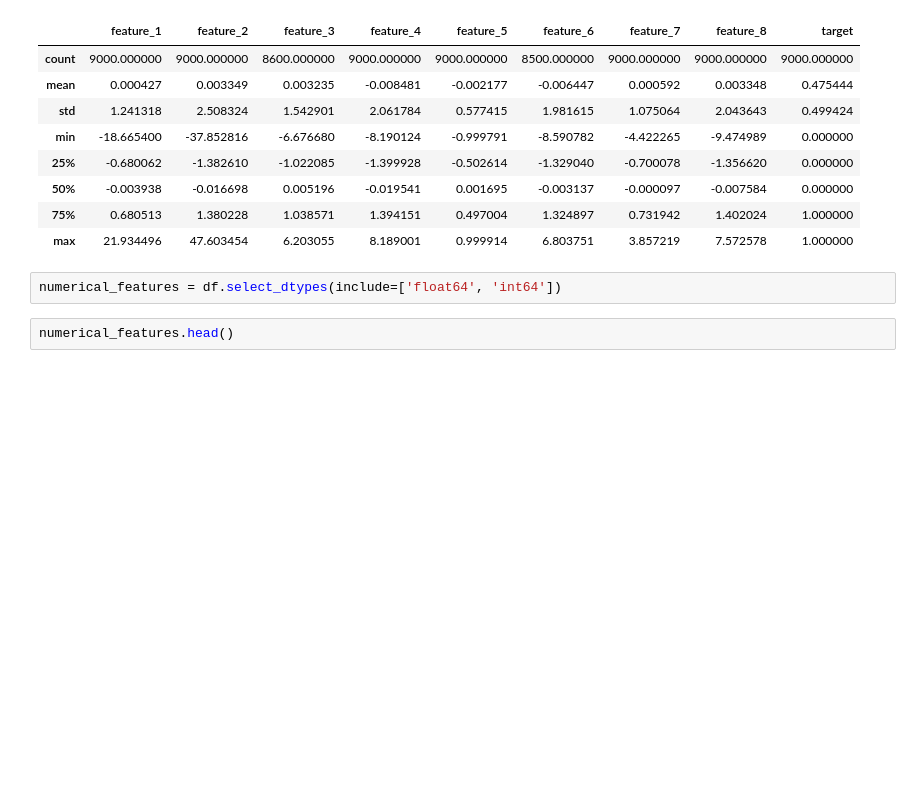
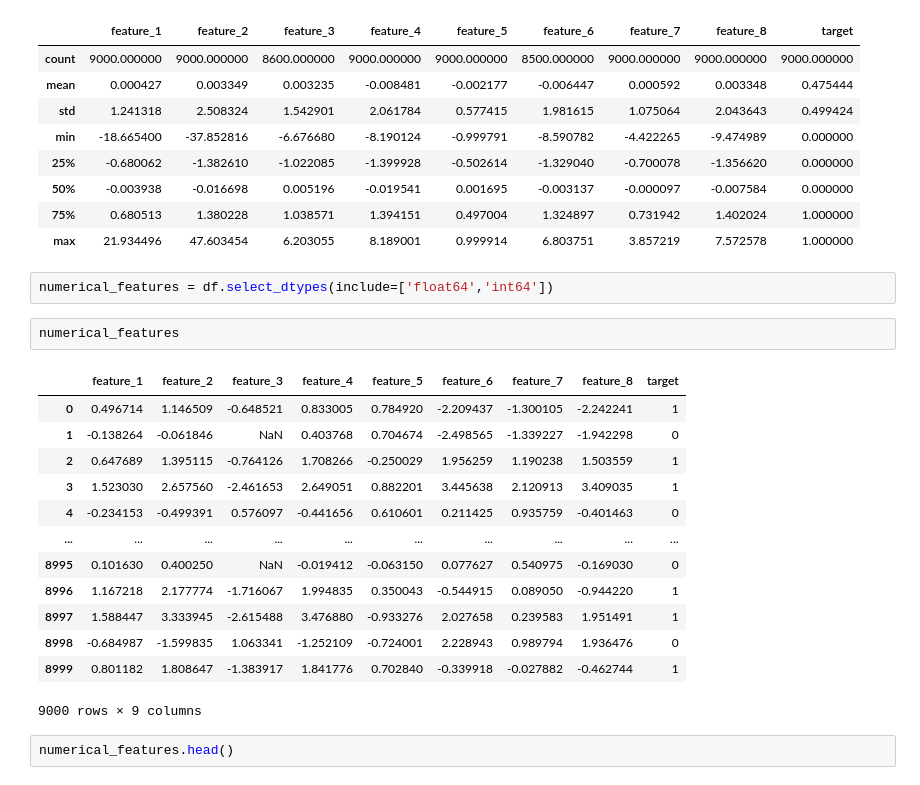
Before and after one commit to Montasir00/Ml_final_project, a Jupyter notebook: Final_Project.ipynb, the cells around one changed output. Saved outputs shown, nothing was run; the diff lists cells and outputs as text; blank space fills up the shorter version.

```diff
--- a/Final_Project.ipynb
+++ b/Final_Project.ipynb
@@ -93,7 +97,23 @@ df.describe()
 | 75% | 0.680513 | 1.380228 | 1.038571 | 1.394151 | 0.497004 | 1.324897 | 0.731942 | 1.402024 | 1.000000 |
 | max | 21.934496 | 47.603454 | 6.203055 | 8.189001 | 0.999914 | 6.803751 | 3.857219 | 7.572578 | 1.000000 |
 # %%
-numerical_features = df.select_dtypes(include=['float64', 'int64'])
+numerical_features = df.select_dtypes(include=['float64','int64'])
+# %%
+numerical_features
+# %% [output]
+|  | feature_1 | feature_2 | feature_3 | feature_4 | feature_5 | feature_6 | feature_7 | feature_8 | target |
+| 0 | 0.496714 | 1.146509 | -0.648521 | 0.833005 | 0.784920 | -2.209437 | -1.300105 | -2.242241 | 1 |
+| 1 | -0.138264 | -0.061846 | NaN | 0.403768 | 0.704674 | -2.498565 | -1.339227 | -1.942298 | 0 |
+| 2 | 0.647689 | 1.395115 | -0.764126 | 1.708266 | -0.250029 | 1.956259 | 1.190238 | 1.503559 | 1 |
+| 3 | 1.523030 | 2.657560 | -2.461653 | 2.649051 | 0.882201 | 3.445638 | 2.120913 | 3.409035 | 1 |
+| 4 | -0.234153 | -0.499391 | 0.576097 | -0.441656 | 0.610601 | 0.211425 | 0.935759 | -0.401463 | 0 |
+| ... | ... | ... | ... | ... | ... | ... | ... | ... | ... |
+| 8995 | 0.101630 | 0.400250 | NaN | -0.019412 | -0.063150 | 0.077627 | 0.540975 | -0.169030 | 0 |
+| 8996 | 1.167218 | 2.177774 | -1.716067 | 1.994835 | 0.350043 | -0.544915 | 0.089050 | -0.944220 | 1 |
+| 8997 | 1.588447 | 3.333945 | -2.615488 | 3.476880 | -0.933276 | 2.027658 | 0.239583 | 1.951491 | 1 |
+| 8998 | -0.684987 | -1.599835 | 1.063341 | -1.252109 | -0.724001 | 2.228943 | 0.989794 | 1.936476 | 0 |
+| 8999 | 0.801182 | 1.808647 | -1.383917 | 1.841776 | 0.702840 | -0.339918 | -0.027882 | -0.462744 | 1 |
+9000 rows × 9 columns
 # %%
 numerical_features.head()
 # %% [output]
```
Also changed, not shown: parts of 22 cells of this notebook.
